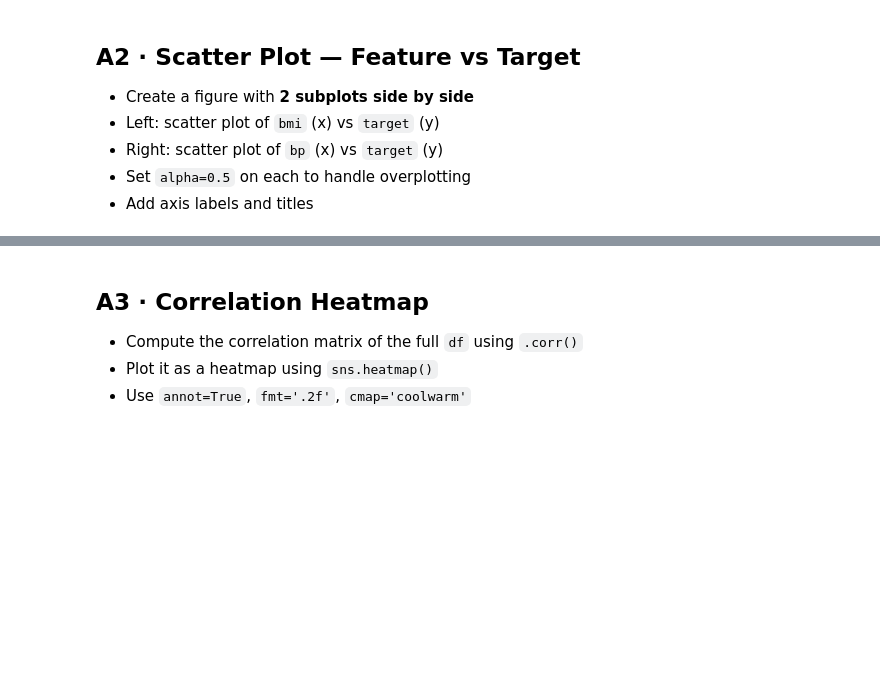
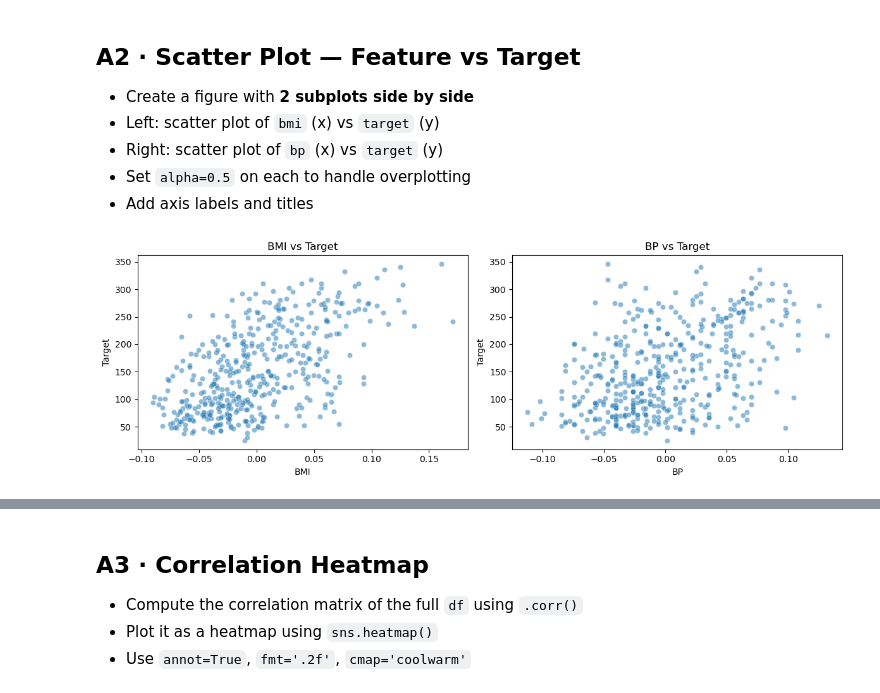
Before and after one commit to christianvibar/mab2134_algo1, a Jupyter notebook: notebooks/python_warmup.ipynb, the cells around one changed output, grey strips where cells are left out. Cells and saved outputs as stored; diff of their text form; code cells hidden in the pictures; blank space fills up the shorter version.

```diff
--- a/notebooks/python_warmup.ipynb
+++ b/notebooks/python_warmup.ipynb
@@ -96,3 +90,29 @@ plt.show()
+# %%
+fig, axes = plt.subplots(1, 2, figsize=(12, 4))
+
+# Left: bmi vs target
+sns.scatterplot(data=df,
+                x='bmi',
+                y='target',
+                alpha=0.5,
+                ax=axes[0])
+axes[0].set_title('BMI vs Target')
+axes[0].set_xlabel('BMI')
+axes[0].set_ylabel('Target')
+
+# Right: bp vs target
+sns.scatterplot(data=df,
+                x='bp',
+                y='target',
+                alpha=0.5,
+                ax=axes[1])
+axes[1].set_title('BP vs Target')
+axes[1].set_xlabel('BP')
+axes[1].set_ylabel('Target')
+
+plt.tight_layout()
+# %% [output]
+[figure, added]
 # %%
 # SOLUTION
 fig, axes = plt.subplots(1, 2, figsize=(12, 4))
```
Also changed, not shown: parts of 7 cells of this notebook.
